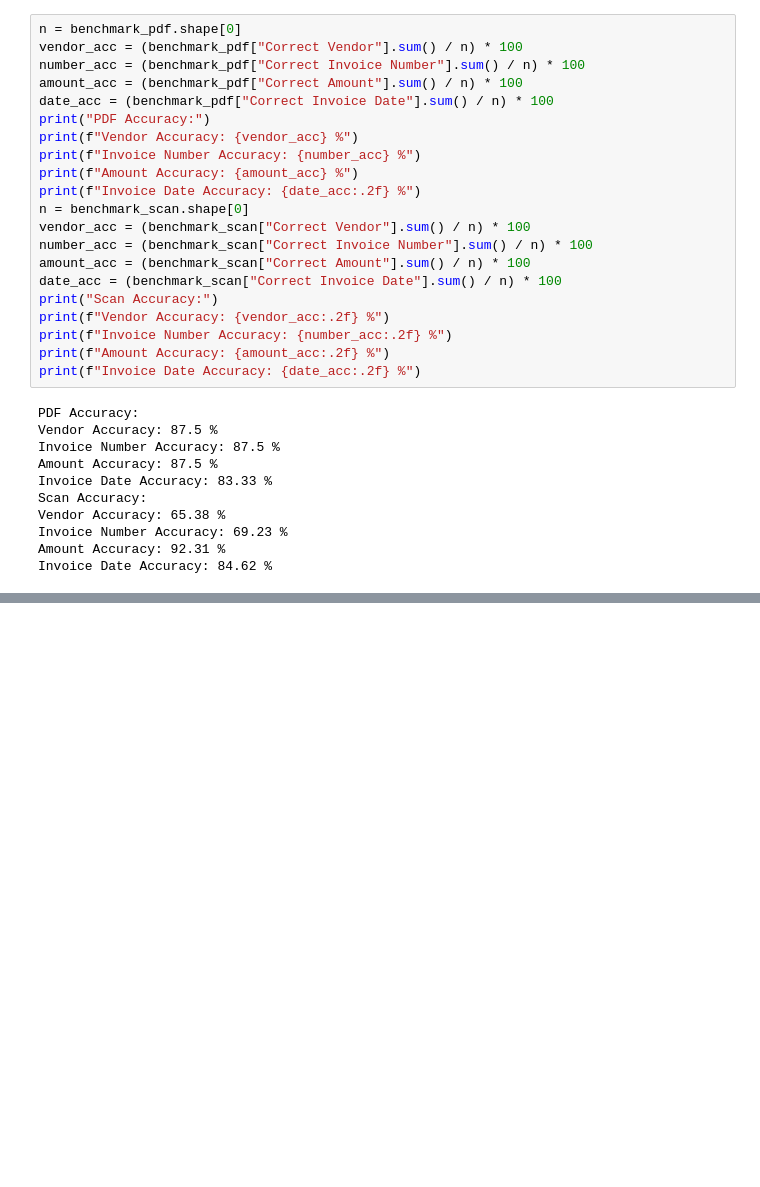
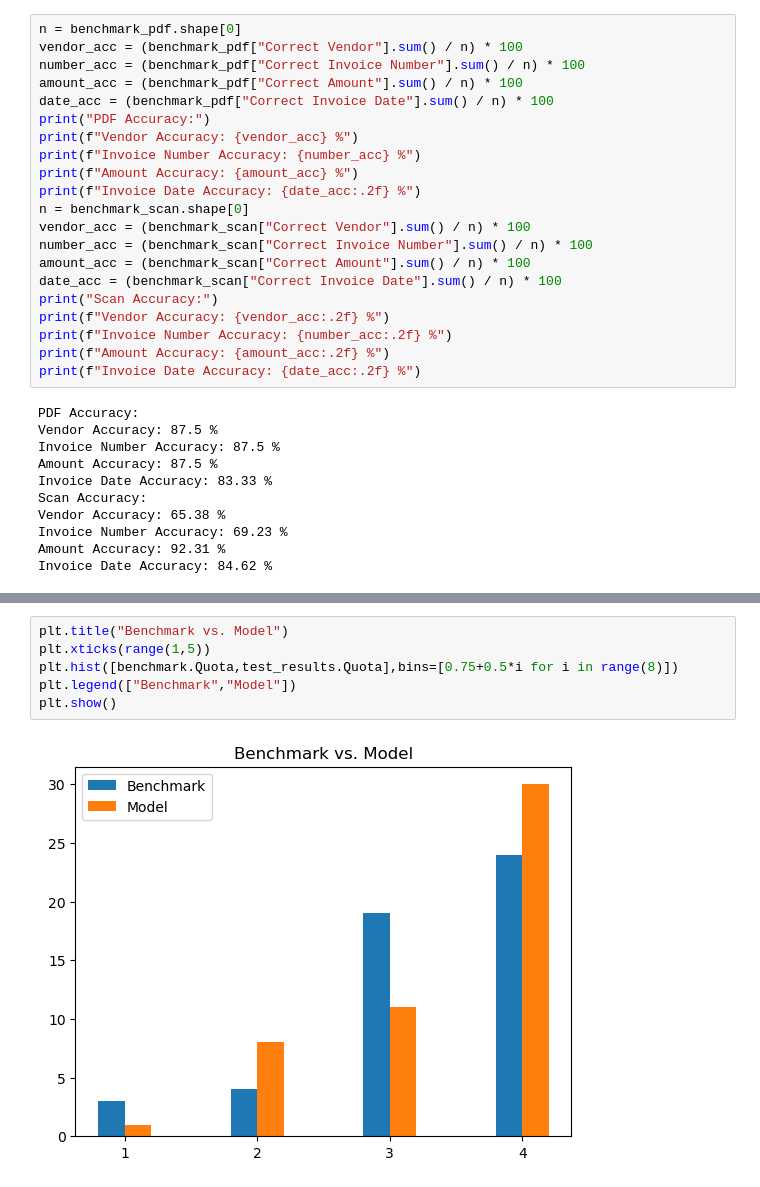
Before and after one commit to Paul01001000/HFU-Bachelor-Thesis, a Jupyter notebook: Data_Analysis.ipynb, the cells around one changed output, grey strips where cells are left out. Saved outputs shown, nothing was run; the diff lists cells and outputs as text; blank space fills up the shorter version.

```diff
--- a/Data_Analysis.ipynb
+++ b/Data_Analysis.ipynb
@@ -301,0 +369,8 @@ Invoice Date Accuracy: 84.62 %
+# %%
+plt.title("Benchmark vs. Model")
+plt.xticks(range(1,5))
+plt.hist([benchmark.Quota,test_results.Quota],bins=[0.75+0.5*i for i in range(8)])
+plt.legend(["Benchmark","Model"])
+plt.show()
+# %% [output]
+[figure, added]
```
Also changed, not shown: parts of 9 cells of this notebook.
